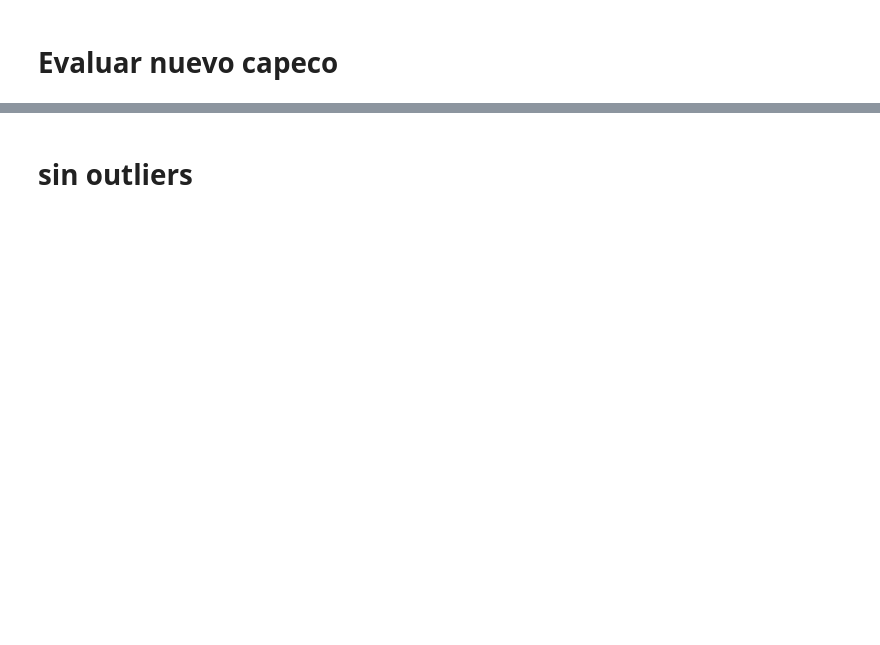
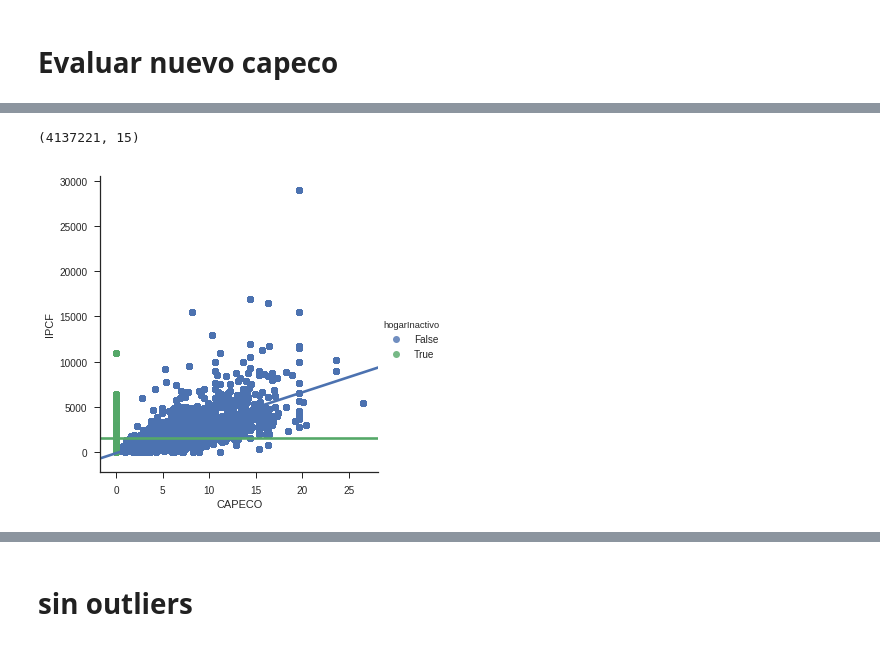
Before and after one commit to alephcero/thesis, a Jupyter notebook: src/Chapter 3 - modelingAndCoeficients.ipynb, the cells around one changed output, grey strips where cells are left out. Cells and saved outputs as stored; diff of their text form; code cells hidden in the pictures; blank space fills up the shorter version.

```diff
--- a/src/Chapter 3 - modelingAndCoeficients.ipynb
+++ b/src/Chapter 3 - modelingAndCoeficients.ipynb
@@ -561,0 +717,5 @@ ind3t10.loc[:,['id','CP','VAE','CPxVAE']].head()
+# %%
+tablaParaCapeco = ind3t10.loc[:,['id','CPxVAE','AE','totalMiembros','inactivo','inactividad','PONDERA']]
+tablaParaCapeco = pd.concat([tablaParaCapeco,pd.get_dummies(ind3t10['inactividad'])],axis=1)
+
+tablaParaCapeco.head()
@@ -562,5 +729,5 @@ ind3t10.loc[:,['id','CP','VAE','CPxVAE']].head()
 # %%
-capecoTable = ind3t10.loc[:,['id','CPxVAE','AE']].groupby(by=['id']).sum()
+capecoTable = tablaParaCapeco.drop(['inactividad','PONDERA'],axis=1).groupby(by=['id']).sum()
 capecoTable['CAPECO']=capecoTable.CPxVAE / capecoTable.AE
 print capecoTable.shape
 capecoTable.reset_index(inplace=True)
@@ -567,0 +743,10 @@ capecoTable.head()
+# %%
+capecoTable['inactivo'] = (capecoTable.inactivo/capecoTable.totalMiembros).replace(0,np.nan)
+capecoTable['Ama de casa'] = (capecoTable['Ama de casa']/capecoTable.totalMiembros).replace(0,np.nan)
+capecoTable['Discapacitado/a'] = (capecoTable['Discapacitado/a']/capecoTable.totalMiembros).replace(0,np.nan)
+capecoTable['Estudiante'] = (capecoTable['Estudiante']/capecoTable.totalMiembros).replace(0,np.nan)
+capecoTable['Jubilado - Pensionado'] = (capecoTable['Jubilado - Pensionado']/capecoTable.totalMiembros).replace(0,np.nan)
+capecoTable['Menor de 6'] = (capecoTable['Menor de 6']/capecoTable.totalMiembros).replace(0,np.nan)
+capecoTable['Otros'] = (capecoTable['Otros']/capecoTable.totalMiembros).replace(0,np.nan)
+capecoTable['Rentista'] = (capecoTable['Rentista']/capecoTable.totalMiembros).replace(0,np.nan)
+capecoTable.head()
@@ -589,0 +832,12 @@ print lm.summary()
+# %%
+ingresosPlot=ingresos.loc[np.repeat(ingresos.index.values,ingresos.PONDERA)]
+ingresosPlot.shape
+# %% [output]
+(4137221, 15)
+# %%
+sns.lmplot(x = 'CAPECO', y ='IPCF',data=ingresosPlot,hue='hogarInactivo')
+plt.ylabel('IPCF')
+plt.xlabel('CAPECO')
+plt.savefig('../img/capitulo3/capecoVipcf.png')
+# %% [output]
+[figure, added]
```
Also changed, not shown: parts of 73 cells of this notebook, 15 other files.
